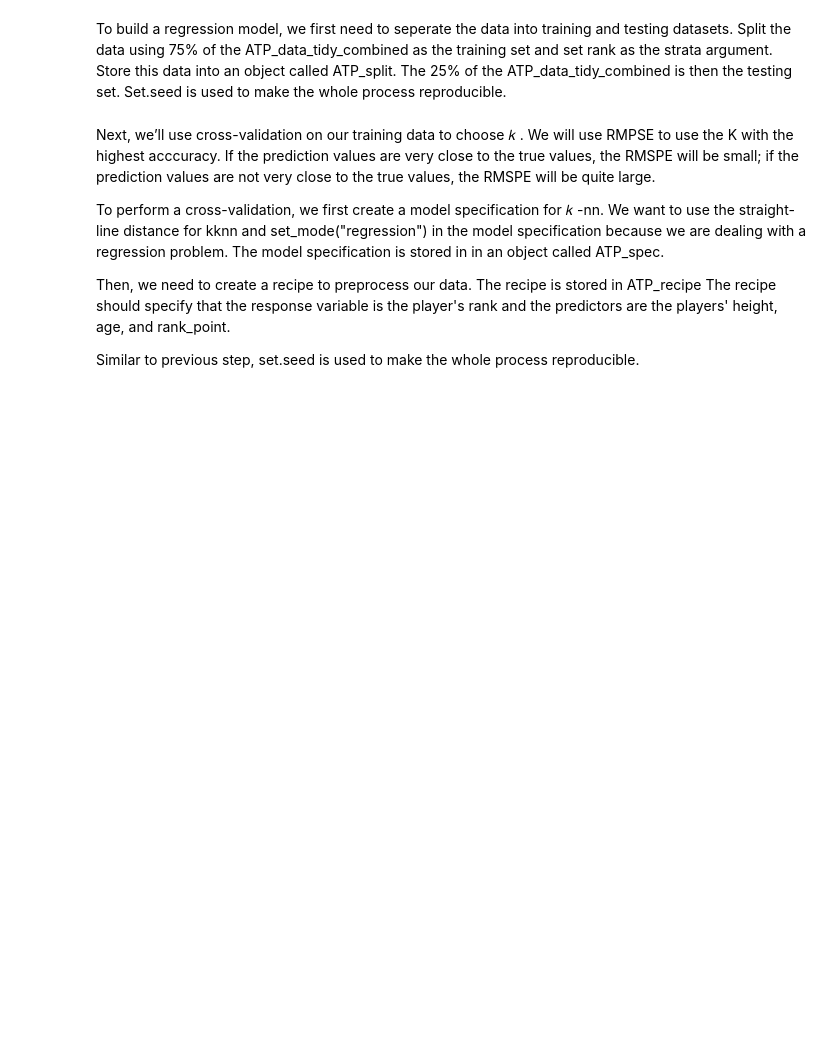
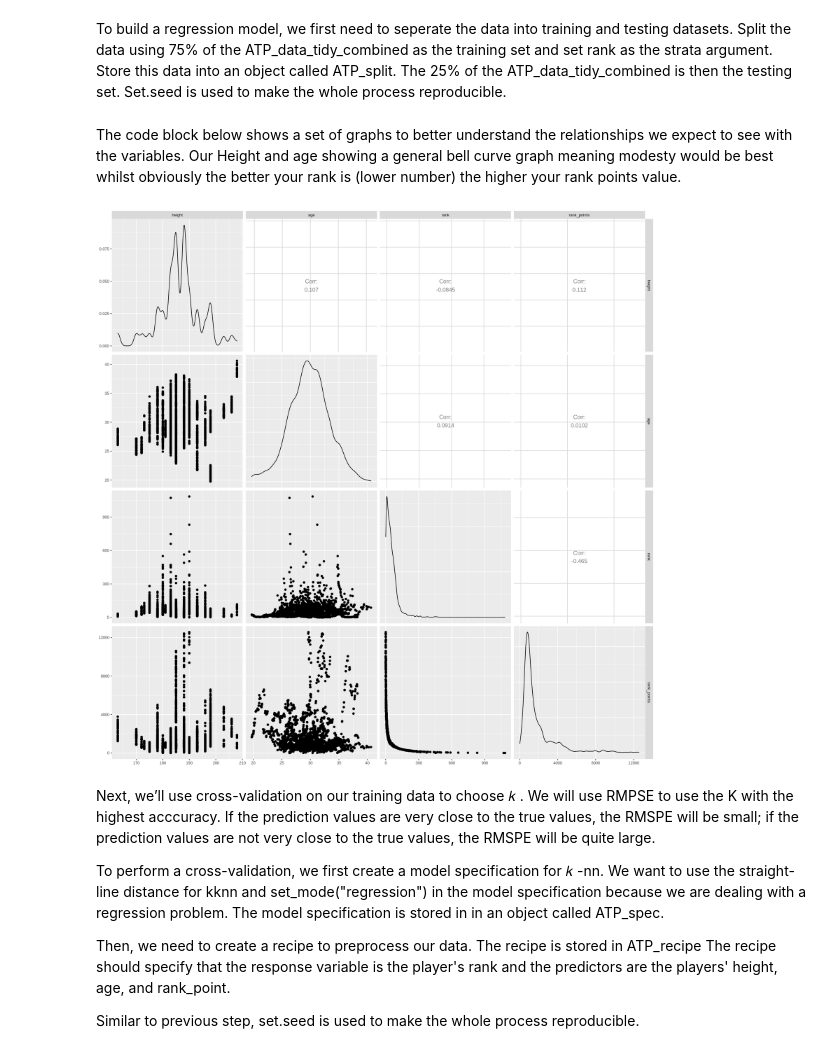
Before and after one commit to joelbonnie/ATPRankRegression, a Jupyter notebook: FinalProject.ipynb, the cells around one changed output. Drawn from its saved outputs; the diff is of its cells as text; code cells hidden in the pictures; blank space fills up the shorter version.

Commit message:
Added plots
Mehrshad: added the plots to the project

```diff
--- a/FinalProject.ipynb
+++ b/FinalProject.ipynb
@@ -152,6 +153,15 @@ set.seed(1)
 ATP_split <- initial_split(ATP_data_tidy_combined, prop = 0.75, strata = rank)
 ATP_training <- training(ATP_split)
 ATP_testing <- testing(ATP_split)
+# %% [markdown]
+The code block below shows a set of graphs to better understand the relationships we expect to see with the variables. Our Height and age showing a general bell curve graph meaning modesty would be best whilst obviously the better your rank is (lower number) the higher your rank points value.
+# %%
+options(repr.plot.width = 15, repr.plot.height = 15)
+ATP_eda <- ggpairs(ATP_training) +
+theme(text=element_text(size=10))
+ATP_eda
+# %% [output]
+[figure, added]
 # %% [markdown]
 Next, we’ll use cross-validation on our training data to choose  𝑘 . We will use RMPSE to use the K with the highest acccuracy. If the prediction values are very close to the true values, the RMSPE will be small; if the prediction values are not very close to the true values, the RMSPE will be quite large.
 
```
Also changed, not shown: parts of 6 cells of this notebook.
